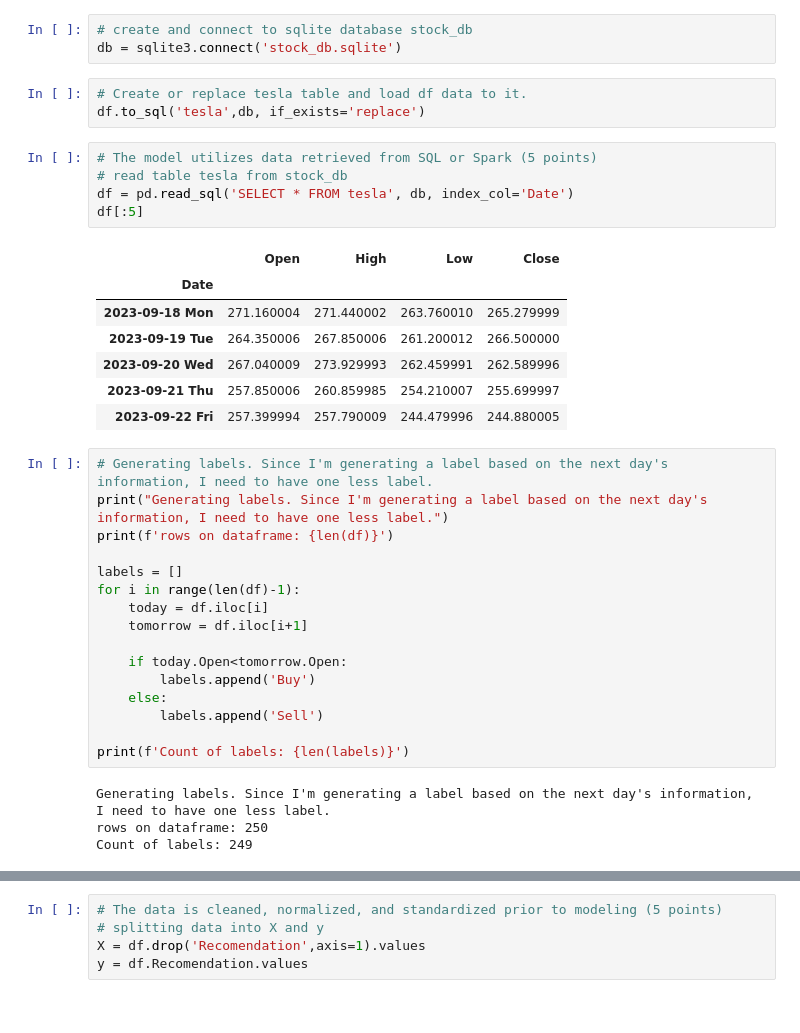
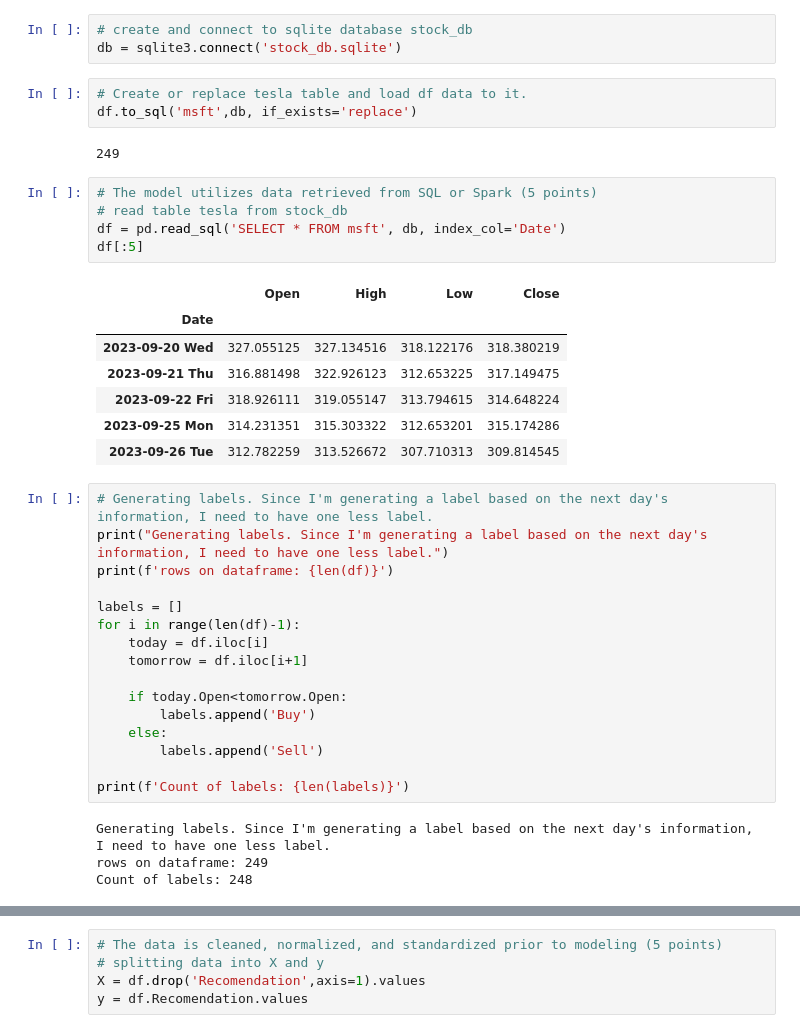
Before and after one commit to Damiomo/Stock-Predictions, a Jupyter notebook: ETL.ipynb, the cells around one changed output, grey strips where cells are left out. Saved outputs shown, nothing was run; the diff lists cells and outputs as text.

```diff
--- a/ETL.ipynb
+++ b/ETL.ipynb
@@ -33,20 +33,22 @@ df = df[2:]
 db = sqlite3.connect('stock_db.sqlite')
 # %%
 # Create or replace tesla table and load df data to it.
-df.to_sql('tesla',db, if_exists='replace')
+df.to_sql('msft',db, if_exists='replace')
+# %% [output]
+249
 # %%
 # The model utilizes data retrieved from SQL or Spark (5 points)
 # read table tesla from stock_db
-df = pd.read_sql('SELECT * FROM tesla', db, index_col='Date')
+df = pd.read_sql('SELECT * FROM msft', db, index_col='Date')
 df[:5]
 # %% [output]
 |  | Open | High | Low | Close |
 | Date |  |  |  |  |
-| 2023-09-18 Mon | 271.160004 | 271.440002 | 263.760010 | 265.279999 |
-| 2023-09-19 Tue | 264.350006 | 267.850006 | 261.200012 | 266.500000 |
-| 2023-09-20 Wed | 267.040009 | 273.929993 | 262.459991 | 262.589996 |
-| 2023-09-21 Thu | 257.850006 | 260.859985 | 254.210007 | 255.699997 |
-| 2023-09-22 Fri | 257.399994 | 257.790009 | 244.479996 | 244.880005 |
+| 2023-09-20 Wed | 327.055125 | 327.134516 | 318.122176 | 318.380219 |
+| 2023-09-21 Thu | 316.881498 | 322.926123 | 312.653225 | 317.149475 |
+| 2023-09-22 Fri | 318.926111 | 319.055147 | 313.794615 | 314.648224 |
+| 2023-09-25 Mon | 314.231351 | 315.303322 | 312.653201 | 315.174286 |
+| 2023-09-26 Tue | 312.782259 | 313.526672 | 307.710313 | 309.814545 |
 # %%
 # Generating labels. Since I'm generating a label based on the next day's information, I need to have one less label.
 print("Generating labels. Since I'm generating a label based on the next day's information, I need to have one less label.")
@@ -65,8 +67,8 @@ for i in range(len(df)-1):
 print(f'Count of labels: {len(labels)}')
 # %% [output]
 Generating labels. Since I'm generating a label based on the next day's information, I need to have one less label.
-rows on dataframe: 250
-Count of labels: 249
+rows on dataframe: 249
+Count of labels: 248
 # %%
 # A Python script initializes, trains, and evaluates a model (10 points)
 # I need to drop last row of data so lables can match
```
Also changed, not shown: parts of 22 cells of this notebook, 2 other files.
